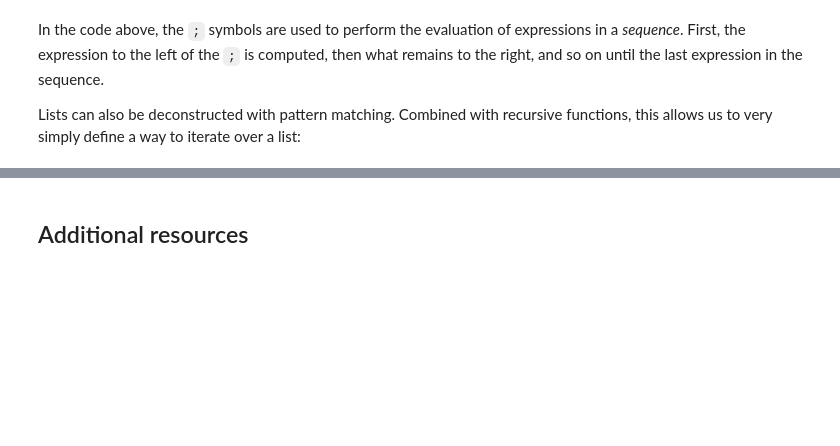
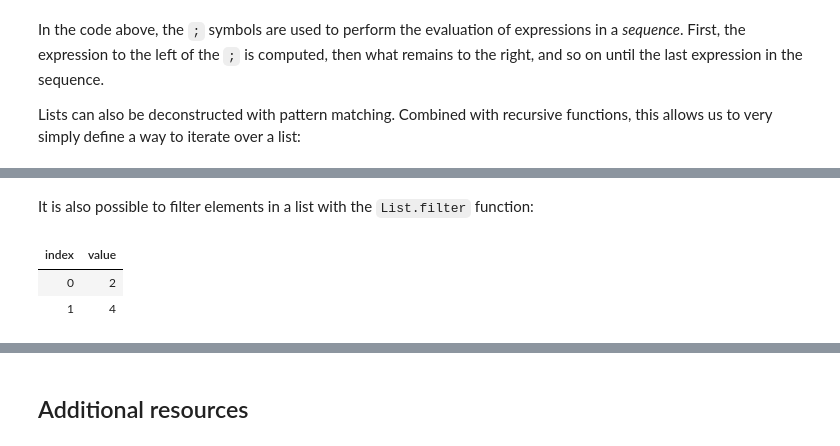
Before and after one commit to coetaur0/FormalMethods, a Jupyter notebook: Exercises/Exercise1/FSharpIntro.ipynb, the cells around one changed output, grey strips where cells are left out. Cells and saved outputs as stored; diff of their text form; code cells hidden in the pictures; blank space fills up the shorter version.

```diff
--- a/Exercises/Exercise1/FSharpIntro.ipynb
+++ b/Exercises/Exercise1/FSharpIntro.ipynb
@@ -470,0 +540,8 @@ We will see later that there are even simpler ways to interact with collections
+# %% [markdown]
+It is also possible to filter elements in a list with the `List.filter` function:
+# %%
+List.filter (fun x -> x % 2 = 0) numbers
+# %% [output]
+| index | value |
+| 0 | 2 |
+| 1 | 4 |
```
Also changed, not shown: parts of 21 cells of this notebook.
